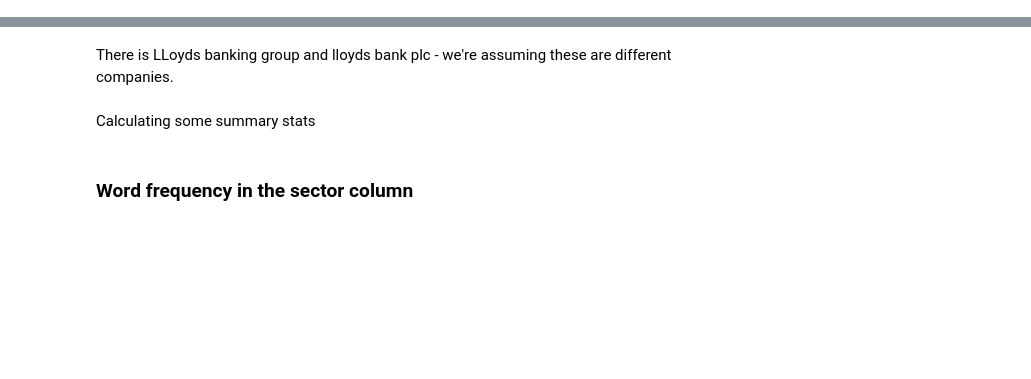
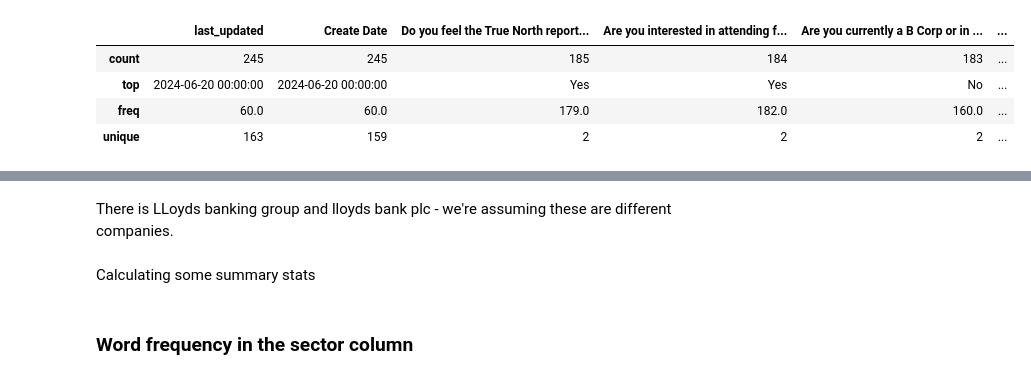
Before and after one commit to open-innovations/true-north, a Jupyter notebook: pipelines/truenorth/analyse_members_list.ipynb, the cells around one changed output, grey strips where cells are left out. Cells and saved outputs as stored; diff of their text form; code cells hidden in the pictures; blank space fills up the shorter version.

```diff
--- a/pipelines/truenorth/analyse_members_list.ipynb
+++ b/pipelines/truenorth/analyse_members_list.ipynb
@@ -11 +12,21 @@ data = pd.read_csv(os.path.join(WDIR, 'true-north/true_north_may_2024_clean.csv'
+# %%
+summary = pd.DataFrame(columns=data.columns.to_list())
+summary.loc['count'] = data.count()
+mode = data.mode().head(1)
+mode.reset_index(drop=True, inplace=True)
+mode.rename(index={0: 'top'}, inplace=True)
+summary = pd.concat([summary, mode])
+freq = data.apply(lambda x: x.value_counts(dropna=True).max())
+summary.loc['freq'] = freq
+
+unique = data.nunique(dropna=True)
+summary.loc['unique'] = unique
+
+summary
+# %% [output]
+|  | last_updated | Create Date | Do you feel the True North report... | Are you interested in attending f... | Are you currently a B Corp or in ... | ... |
+| count | 245 | 245 | 185 | 184 | 183 | ... |
+| top | 2024-06-20 00:00:00 | 2024-06-20 00:00:00 | Yes | Yes | No | ... |
+| freq | 60.0 | 60.0 | 179.0 | 182.0 | 160.0 | ... |
+| unique | 163 | 159 | 2 | 2 | 2 | ... |
 # %%
```
Also changed, not shown: parts of 8 cells of this notebook, 8 other files.
